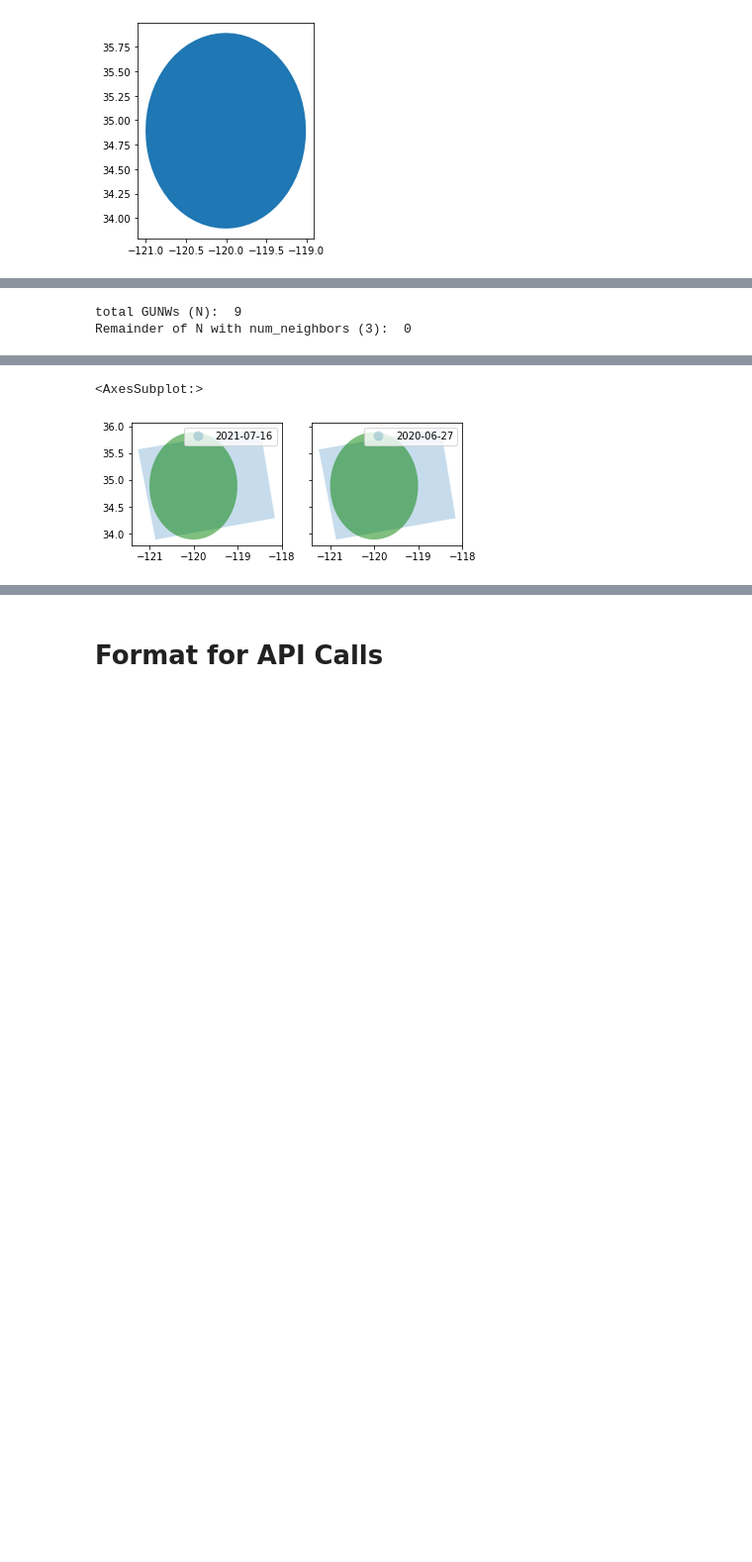
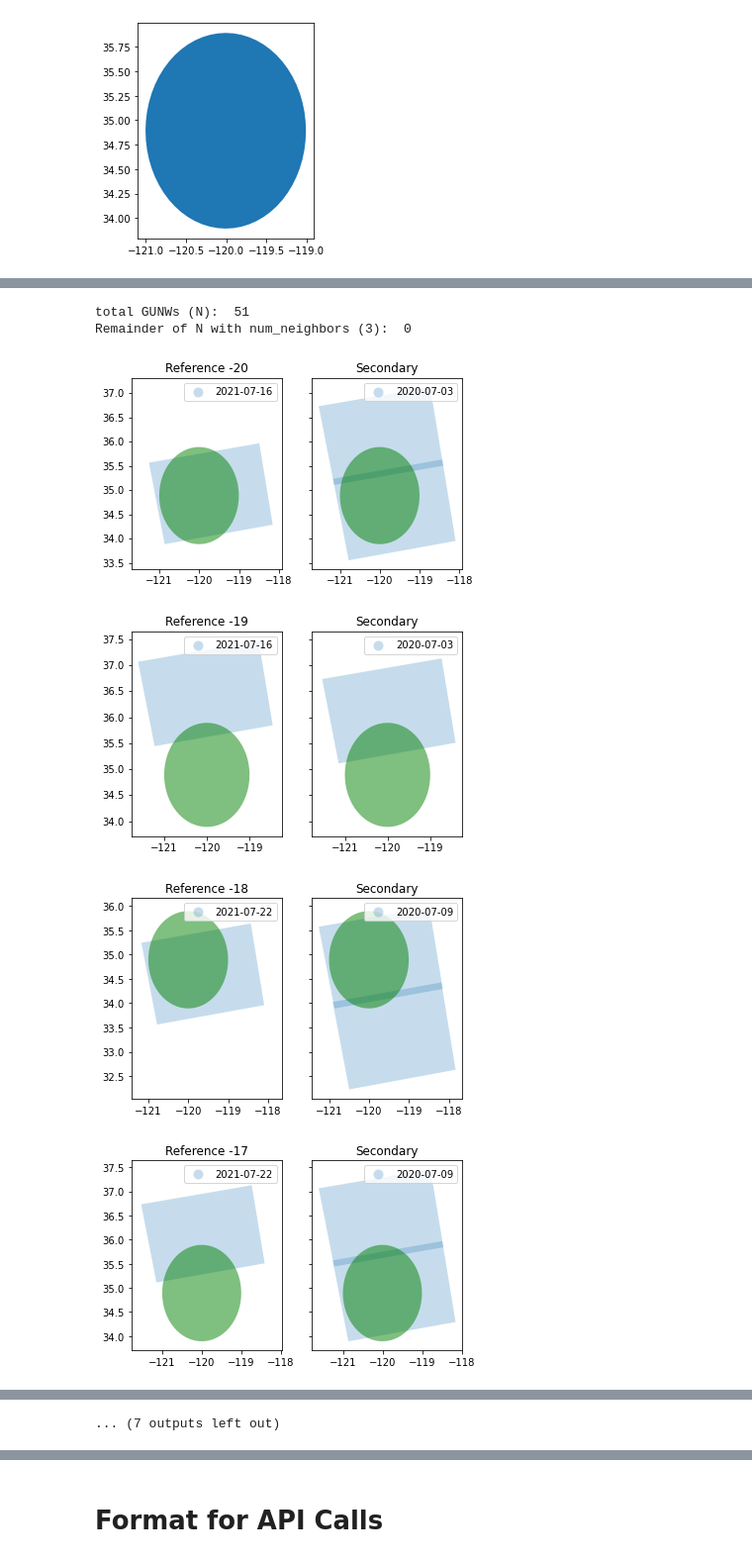
Before and after one commit to ACCESS-Cloud-Based-InSAR/s1-enumerator, a Jupyter notebook: notebooks/0_Enumeration_for_Standard_Product.ipynb, the cells around one changed output, grey strips where cells are left out. Shown: that part at 99% size. Drawn from its saved outputs; the diff is of its cells as text; code cells hidden in the pictures; blank space fills up the shorter version.

```diff
--- a/notebooks/0_Enumeration_for_Standard_Product.ipynb
+++ b/notebooks/0_Enumeration_for_Standard_Product.ipynb
@@ -47,26 +50,35 @@ ifg_pairs_tiles = enumerate_by_tile(aoi,
 # %%
 N = len(ifg_pairs_tiles)
 print('total GUNWs (N): ', N)
-print(f'Remainder of N with num_neighbors ({num_neighbors}): ', N % num_neighbors)
 # %% [output]
-total GUNWs (N):  9
+total GUNWs (N):  51
 Remainder of N with num_neighbors (3):  0
 # %%
-J = 7
-pair = ifg_pairs_tiles[J]
+M = min(N, 20)
 
-fig, axs = plt.subplots(1, 2, sharey=True, sharex=True)
+for J in range(-M, -1, 1):
+    pair = ifg_pairs_tiles[J]
 
-df_ref_plot = pair['reference']
-df_sec_plot = pair['secondary']
+    fig, axs = plt.subplots(1, 2, sharey=True, sharex=True)
 
-df_ref_plot.plot(column='start_date_str',
-                 legend=True,
-                 ax=axs[0], alpha=.25)
-df_aoi.plot(ax=axs[0], alpha=.5, color='green')
+    df_ref_plot = pair['reference']
+    df_sec_plot = pair['secondary']
 
-df_sec_plot.plot(column='start_date_str',
-                 legend=True,
-                 ax=axs[1], alpha=.25)
-df_aoi.plot(ax=axs[1], alpha=.5, color='green')
+    df_ref_plot.plot(column='start_date_str',
+                     legend=True,
+                     ax=axs[0], alpha=.25)
+    df_aoi.plot(ax=axs[0], alpha=.5, color='green')
+    axs[0].set_title('Reference')
+
+    df_sec_plot.plot(column='start_date_str',
+                     legend=True,
+                     ax=axs[1], alpha=.25)
+    df_aoi.plot(ax=axs[1], alpha=.5, color='green')
+
+    axs[0].set_title(f'Reference {J}')
+    axs[1].set_title('Secondary')
 # %% [output]
+[figure, new version]
+[figure, added]
+[figure, added]
+[figure, added]
@@ -73,2 +93 @@ df_aoi.plot(ax=axs[1], alpha=.5, color='green')
-<AxesSubplot:>
+... (7 outputs left out)
-[figure, old version]
```
Also changed, not shown: parts of 15 cells of this notebook, 47 other files.
